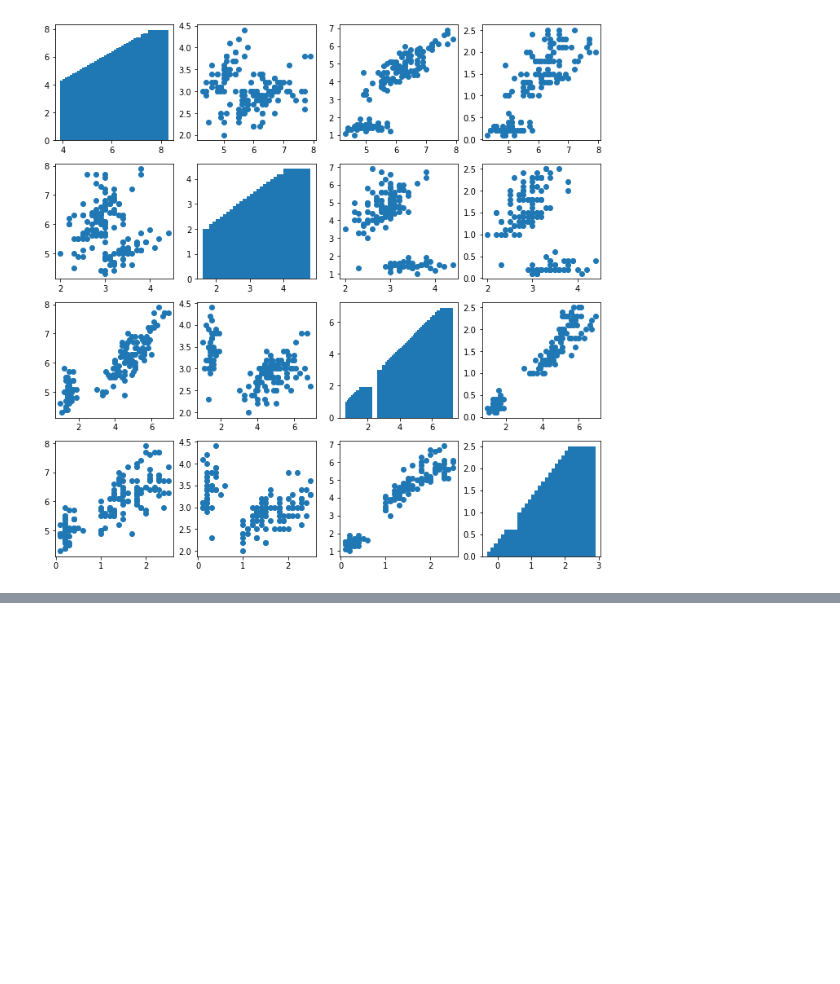
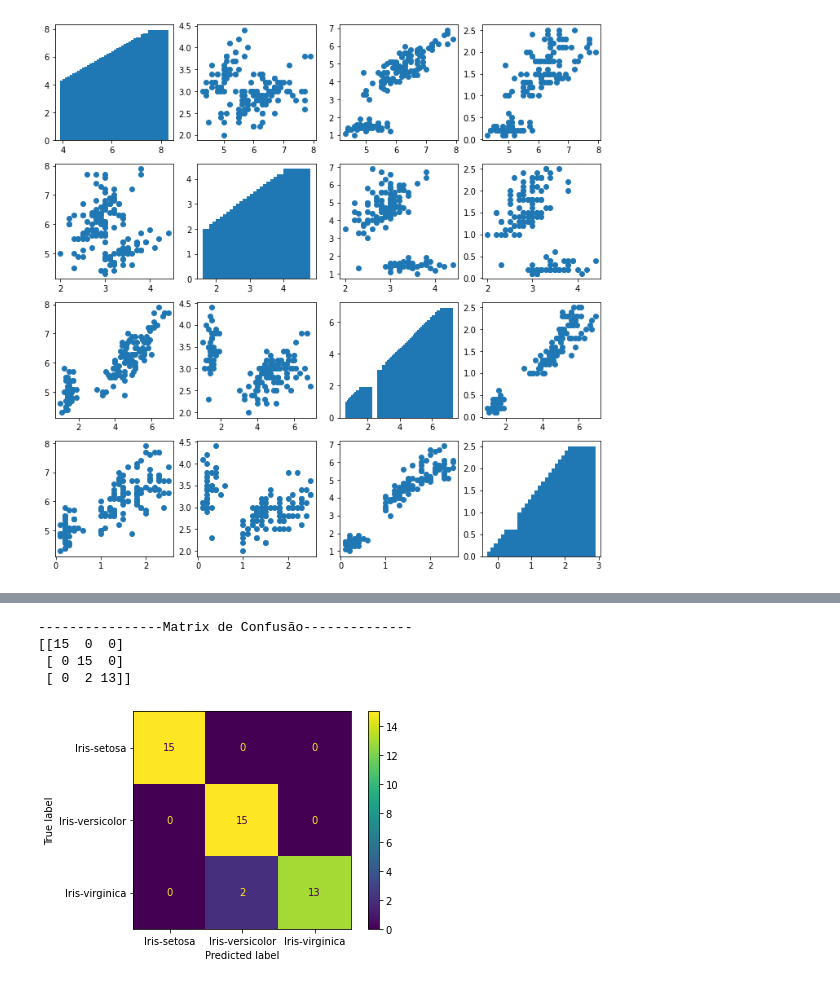
Before and after one commit to Vineasouza/Inteligencia-Artificial, a Jupyter notebook: src/Projeto/Parte 1/Iris.ipynb, the cells around one changed output, grey strips where cells are left out. Drawn from its saved outputs; the diff is of its cells as text; code cells hidden in the pictures; blank space fills up the shorter version.

```diff
--- a/src/Projeto/Parte 1/Iris.ipynb
+++ b/src/Projeto/Parte 1/Iris.ipynb
@@ -39,4 +39,4 @@ x = df.drop('class', axis=1)
 # %%
 from sklearn.model_selection import train_test_split
 # %%
-x_treino, x_teste, y_treino, y_teste = train_test_split(x, y, test_size = 0.2)
+x_treino, x_teste, y_treino, y_teste = train_test_split(x, y, test_size = 0.3)
@@ -42,0 +45,3 @@ x_treino, x_teste, y_treino, y_teste = train_test_split(x, y, test_size = 0.2)
+# %%
+modelo = DecisionTreeClassifier()
+modelo.fit(x_treino, y_treino)
@@ -42,0 +105,14 @@ x_treino, x_teste, y_treino, y_teste = train_test_split(x, y, test_size = 0.2)
+# %%
+matrix = confusion_matrix(y_teste, previsoes)
+print('----------------Matrix de Confusão--------------')
+print(matrix)
+# %% [output]
+----------------Matrix de Confusão--------------
+[[15  0  0]
+ [ 0 15  0]
+ [ 0  2 13]]
+# %%
+plot_confusion_matrix(modelo, x_teste, y_teste)
+plt.show()
+# %% [output]
+[figure, added]
```
Also changed, not shown: parts of 9 cells of this notebook.
